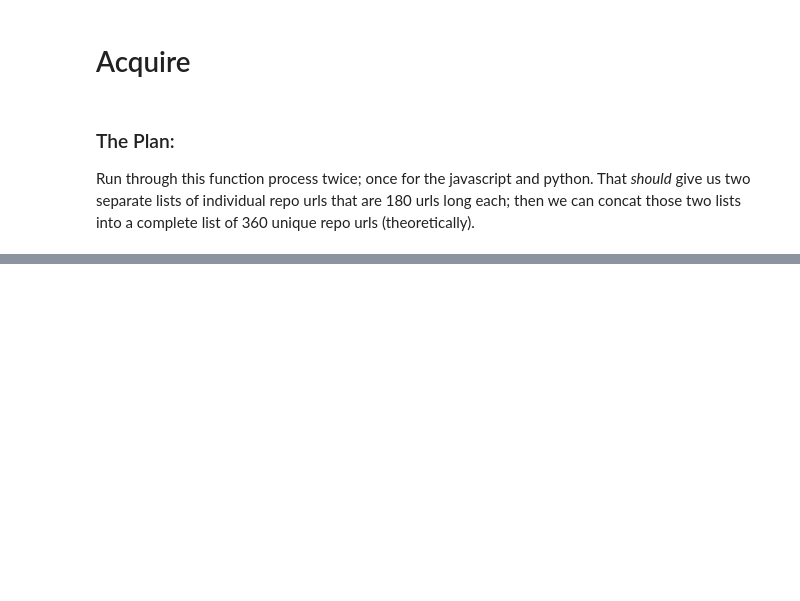
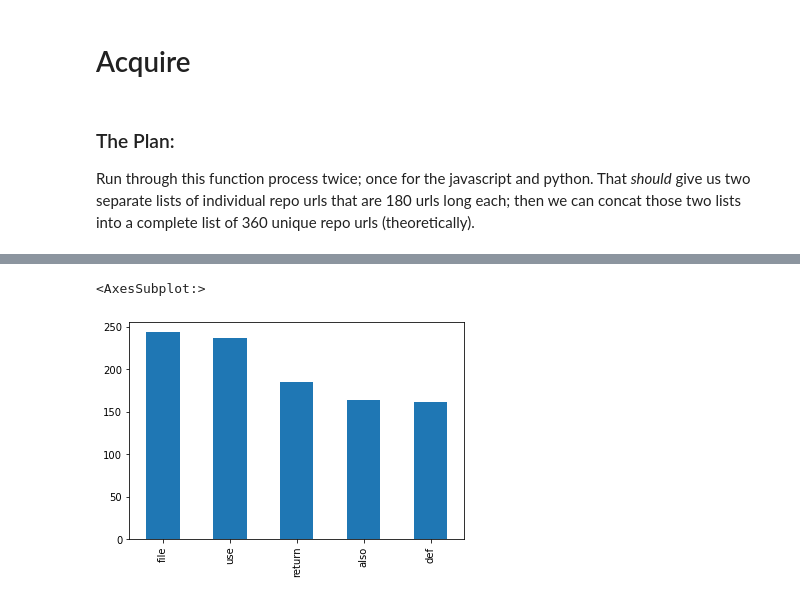
Before and after one commit to Brandon-Martinez27/nlp_project, a Jupyter notebook: acquire_nlp.ipynb, the cells around one changed output, grey strips where cells are left out. Saved outputs shown, nothing was run; the diff lists cells and outputs as text; code cells hidden in the pictures; blank space fills up the shorter version.

```diff
--- a/acquire_nlp.ipynb
+++ b/acquire_nlp.ipynb
@@ -388,0 +571,6 @@ if __name__ == "__main__":
+# %%
+# add a column that is a list of each word for each repo --> PREPARE.PY
+words = [re.sub(r'([^a-z0-9\s]|\s.\s)', '', doc).split() for doc in df.clean]
+
+# column name will be words, and the column will contain lists of the words in each doc
+df = pd.concat([df, pd.DataFrame({'words': words})], axis=1)
@@ -388,0 +598,11 @@ if __name__ == "__main__":
+# %%
+# split the data --> PREPARE.PY
+from sklearn.model_selection import train_test_split
+
+train_validate, test = train_test_split(df[['language', 'clean', 'words']],
+                                        stratify=df.language,
+                                        test_size=.2, random_state = 123)
+
+train, validate = train_test_split(train_validate,
+                                   stratify=train_validate.language,
+                                   test_size=.25, random_state = 123)
@@ -388,0 +687,14 @@ if __name__ == "__main__":
+# %%
+# create variables to hold words that appear in each type of repo as a single string
+js_words = ' '.join(train[train.language=='JavaScript'].clean)
+py_words = ' '.join(train[train.language=='Python'].clean)
+all_words = ' '.join(train.clean)
+
+js_words = re.sub(r'\s.\s', '', js_words)
+py_words = re.sub(r'\s.\s', '', py_words)
+all_words = re.sub(r'\s.\s', '', all_words)
+
+# how frequently each word appears
+js_freq = pd.Series(js_words.split()).value_counts()
+py_freq = pd.Series(py_words.split()).value_counts()
+all_words_freq = pd.Series(all_words.split()).value_counts()
@@ -388,0 +716,9 @@ if __name__ == "__main__":
+# %%
+word_counts = (pd.concat([py_freq, js_freq], axis=1, sort=True)
+               .set_axis(['python', 'js'], axis=1, inplace=False)
+               .fillna(0)
+               .apply(lambda s: s.astype(int))
+              )
+
+word_counts['all'] = word_counts['python'] + word_counts['js']
+word_counts.head()
@@ -388,0 +752,5 @@ if __name__ == "__main__":
+# %%
+word_counts.python.sort_values(ascending = False).head().plot(kind = 'bar')
+# %% [output]
+<AxesSubplot:>
+[figure, added]
```
Also changed, not shown: parts of 56 cells of this notebook.
